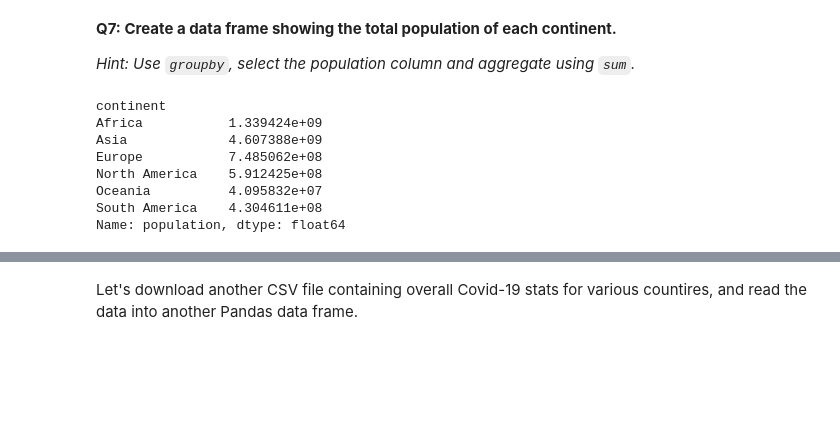
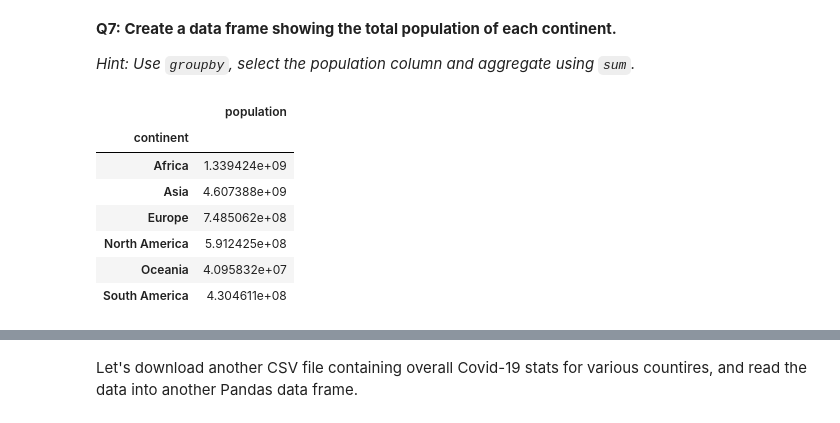
Before and after one commit to Nikhil1479/Python, a Jupyter notebook: Pandas/pandas-practice-assignment.ipynb, the cells around one changed output, grey strips where cells are left out. Cells and saved outputs as stored; diff of their text form; code cells hidden in the pictures; blank space fills up the shorter version.

```diff
--- a/Pandas/pandas-practice-assignment.ipynb
+++ b/Pandas/pandas-practice-assignment.ipynb
@@ -245,18 +245,18 @@ jovian.commit(project='pandas-practice-assignment', environment=None)
 
 *Hint: Use `groupby`, select the population column and aggregate using `sum`.*
 # %%
-continent_populations_df = countries_df.groupby('continent')
+continent_populations_df = countries_df.groupby('continent')[['population']].sum()
 # %%
-continent_populations_df.population.sum()
+continent_populations_df
 # %% [output]
-continent
-Africa           1.339424e+09
-Asia             4.607388e+09
-Europe           7.485062e+08
-North America    5.912425e+08
-Oceania          4.095832e+07
-South America    4.304611e+08
-Name: population, dtype: float64
+|  | population |
+| continent |  |
+| Africa | 1.339424e+09 |
+| Asia | 4.607388e+09 |
+| Europe | 7.485062e+08 |
+| North America | 5.912425e+08 |
+| Oceania | 4.095832e+07 |
+| South America | 4.304611e+08 |
 # %%
 jovian.commit(project='pandas-practice-assignment', environment=None)
 # %% [output]
```
Also changed, not shown: parts of 2 cells of this notebook.
